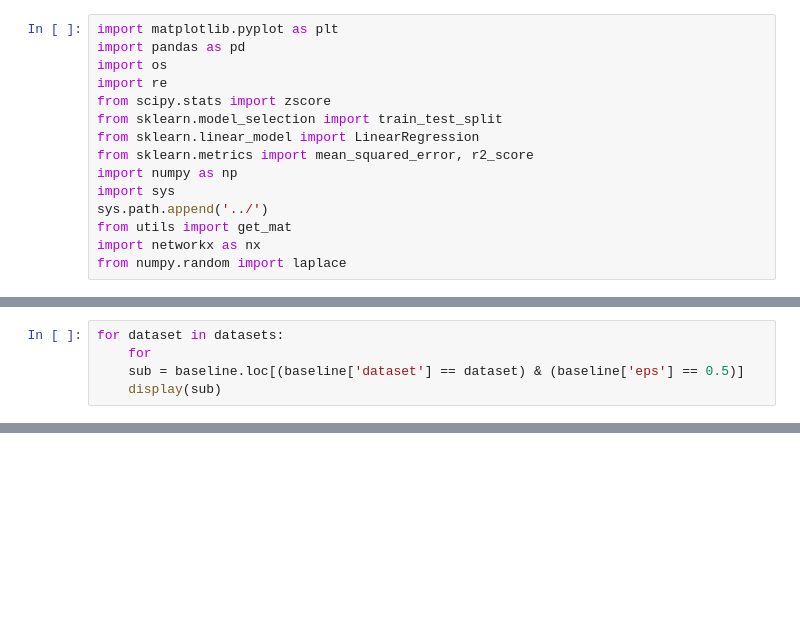
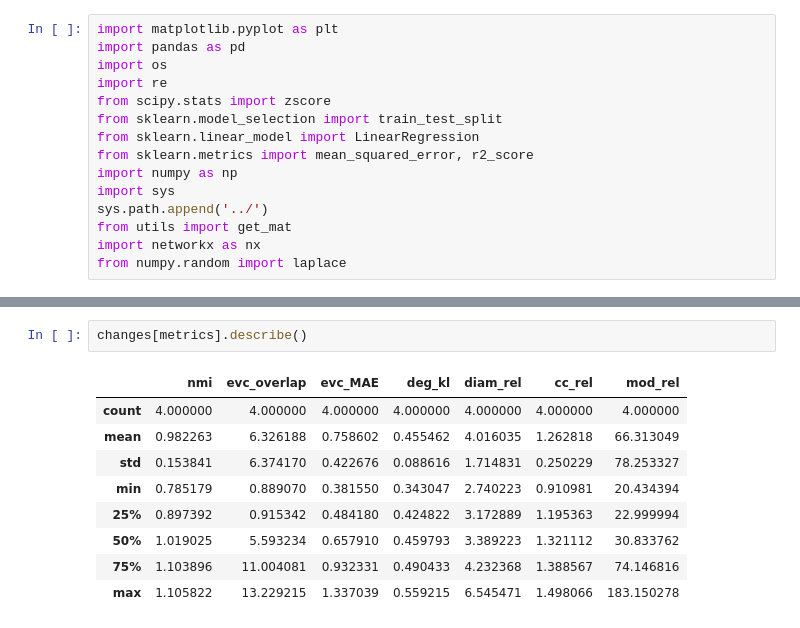
Before and after one commit to AliceSzzze/PrivGraph, a Jupyter notebook: notebooks/baseline.ipynb, the cells around one changed output, grey strips where cells are left out. Drawn from its saved outputs; the diff is of its cells as text; blank space fills up the shorter version.

```diff
--- a/notebooks/baseline.ipynb
+++ b/notebooks/baseline.ipynb
@@ -176,5 +150,0 @@ def are_almost_equal(num1, num2, tolerance=1e-9):
-# %%
-for dataset in datasets:
-    for
-    sub = baseline.loc[(baseline['dataset'] == dataset) & (baseline['eps'] == 0.5)]
-    display(sub)
@@ -235,0 +199,12 @@ baseline.loc[(baseline['dataset'] == 'Bitcoin') & (baseline['eps'] == 2.0)][metr
+# %%
+changes[metrics].describe()
+# %% [output]
+|  | nmi | evc_overlap | evc_MAE | deg_kl | diam_rel | cc_rel | mod_rel |
+| count | 4.000000 | 4.000000 | 4.000000 | 4.000000 | 4.000000 | 4.000000 | 4.000000 |
+| mean | 0.982263 | 6.326188 | 0.758602 | 0.455462 | 4.016035 | 1.262818 | 66.313049 |
+| std | 0.153841 | 6.374170 | 0.422676 | 0.088616 | 1.714831 | 0.250229 | 78.253327 |
+| min | 0.785179 | 0.889070 | 0.381550 | 0.343047 | 2.740223 | 0.910981 | 20.434394 |
+| 25% | 0.897392 | 0.915342 | 0.484180 | 0.424822 | 3.172889 | 1.195363 | 22.999994 |
+| 50% | 1.019025 | 5.593234 | 0.657910 | 0.459793 | 3.389223 | 1.321112 | 30.833762 |
+| 75% | 1.103896 | 11.004081 | 0.932331 | 0.490433 | 4.232368 | 1.388567 | 74.146816 |
+| max | 1.105822 | 13.229215 | 1.337039 | 0.559215 | 6.545471 | 1.498066 | 183.150278 |
```
Also changed, not shown: parts of 16 cells of this notebook, 5 other files.
